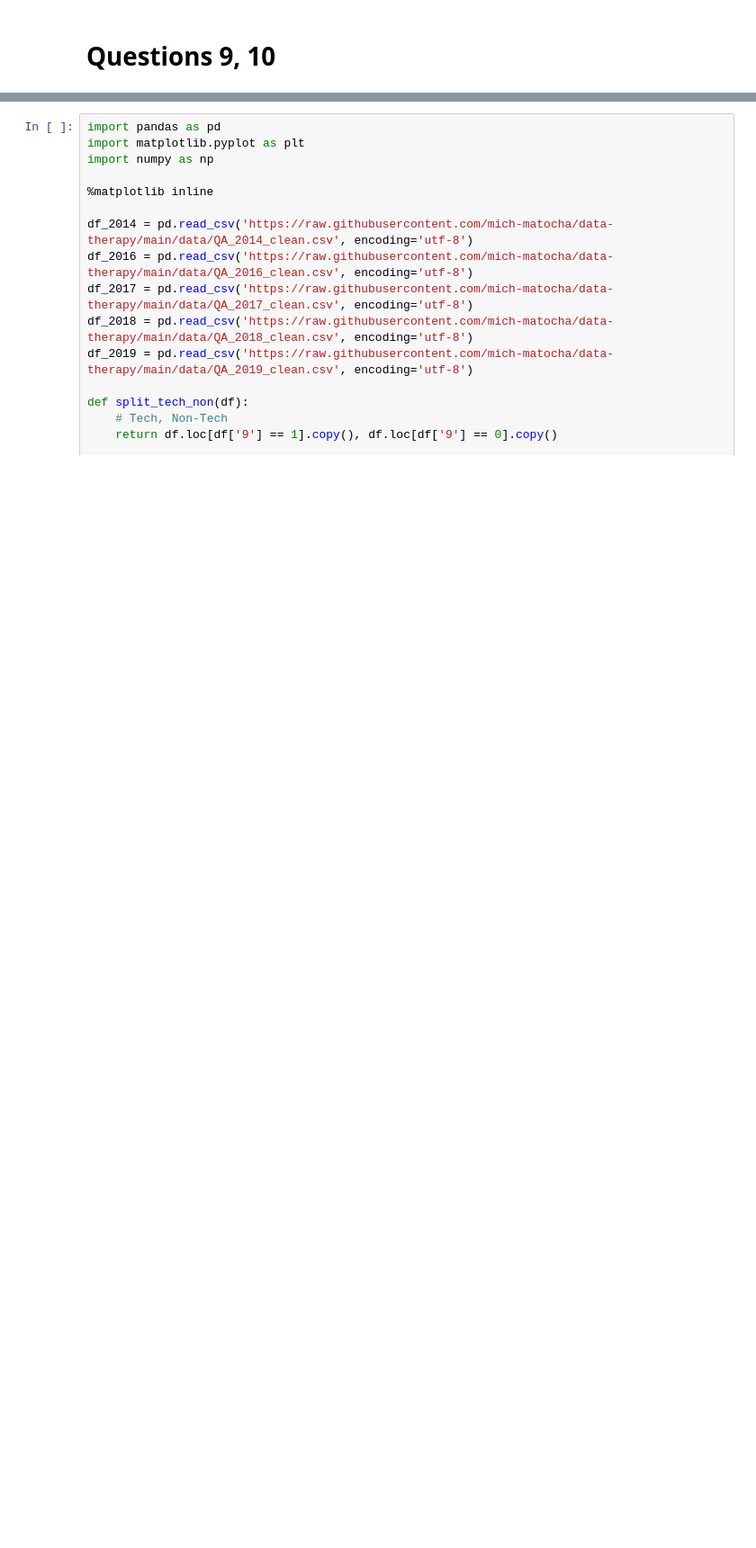
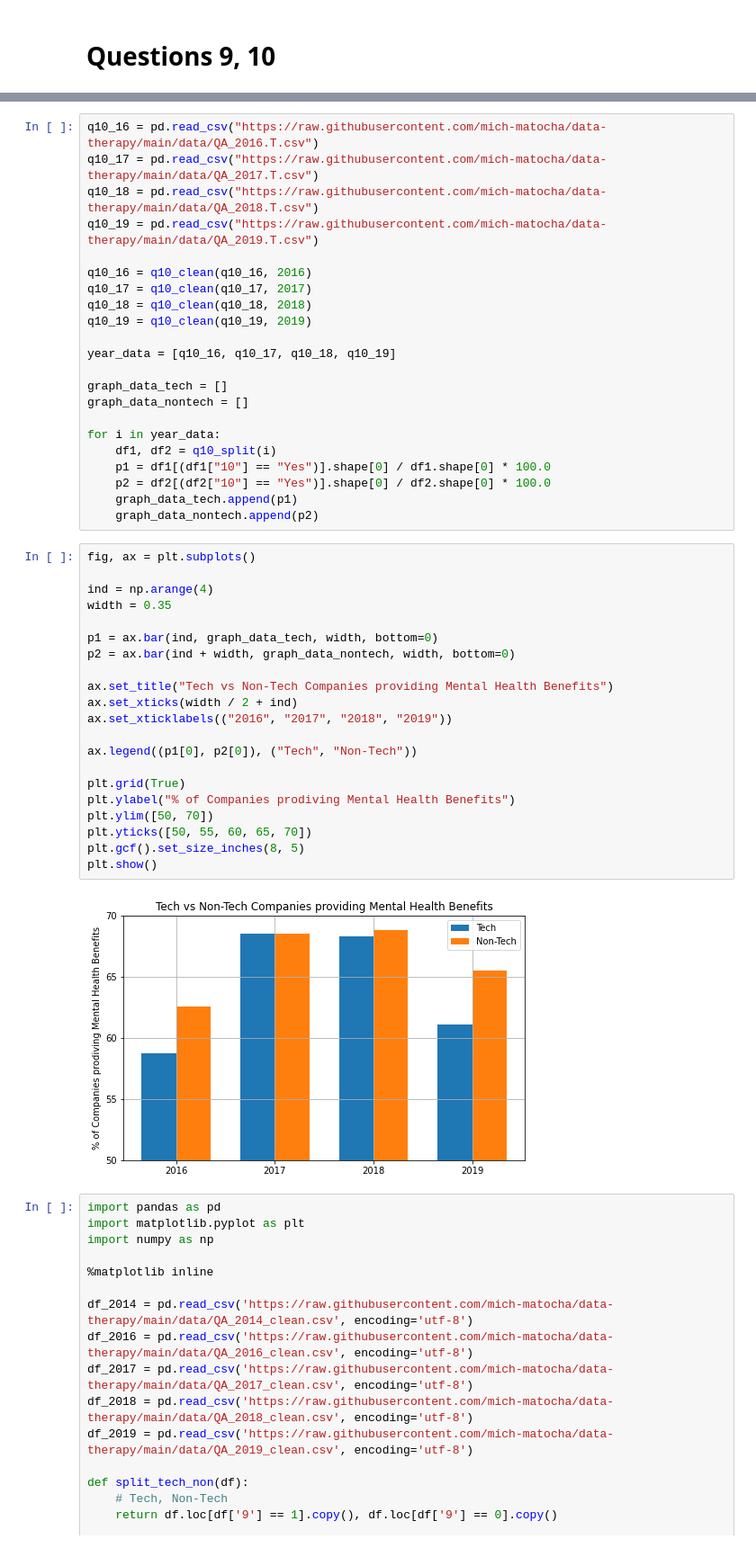
Before and after one commit to mich-matocha/data-therapy, a Jupyter notebook: Final.ipynb, the cells around one changed output, grey strips where cells are left out. Shown at 90% size. Drawn from its saved outputs; the diff is of its cells as text; blank space fills up the shorter version.

```diff
--- a/Final.ipynb
+++ b/Final.ipynb
@@ -877,3 +896,48 @@ data_19_t = convert_56(data_19_t)
+# %%
+q10_16 = pd.read_csv("https://raw.githubusercontent.com/mich-matocha/data-therapy/main/data/QA_2016.T.csv")
+q10_17 = pd.read_csv("https://raw.githubusercontent.com/mich-matocha/data-therapy/main/data/QA_2017.T.csv")
+q10_18 = pd.read_csv("https://raw.githubusercontent.com/mich-matocha/data-therapy/main/data/QA_2018.T.csv")
+q10_19 = pd.read_csv("https://raw.githubusercontent.com/mich-matocha/data-therapy/main/data/QA_2019.T.csv")
+
+q10_16 = q10_clean(q10_16, 2016)
+q10_17 = q10_clean(q10_17, 2017)
+q10_18 = q10_clean(q10_18, 2018)
+q10_19 = q10_clean(q10_19, 2019)
+
+year_data = [q10_16, q10_17, q10_18, q10_19]
+
+graph_data_tech = []
+graph_data_nontech = []
+
+for i in year_data:
+    df1, df2 = q10_split(i)
+    p1 = df1[(df1["10"] == "Yes")].shape[0] / df1.shape[0] * 100.0
+    p2 = df2[(df2["10"] == "Yes")].shape[0] / df2.shape[0] * 100.0
+    graph_data_tech.append(p1)
+    graph_data_nontech.append(p2)
+# %%
+fig, ax = plt.subplots()
+
+ind = np.arange(4)
+width = 0.35
+
+p1 = ax.bar(ind, graph_data_tech, width, bottom=0)
+p2 = ax.bar(ind + width, graph_data_nontech, width, bottom=0)
+
+ax.set_title("Tech vs Non-Tech Companies providing Mental Health Benefits")
+ax.set_xticks(width / 2 + ind)
+ax.set_xticklabels(("2016", "2017", "2018", "2019"))
+
+ax.legend((p1[0], p2[0]), ("Tech", "Non-Tech"))
+
+plt.grid(True)
+plt.ylabel("% of Companies prodiving Mental Health Benefits")
+plt.ylim([50, 70])
+plt.yticks([50, 55, 60, 65, 70])
+plt.gcf().set_size_inches(8, 5)
+plt.show()
+# %% [output]
+[figure, added]
 # %%
 import pandas as pd
 import matplotlib.pyplot as plt
```
Also changed, not shown: parts of 3 cells of this notebook.
